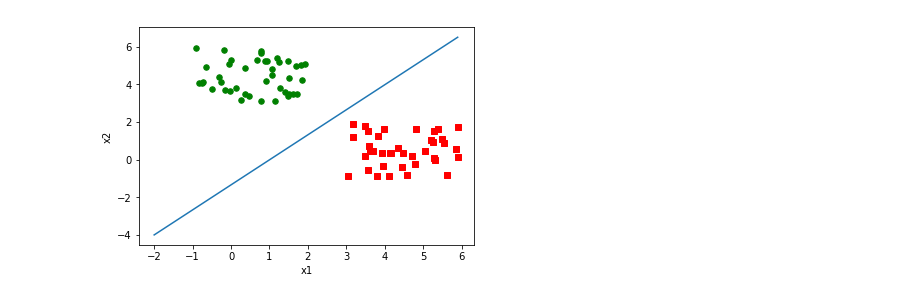
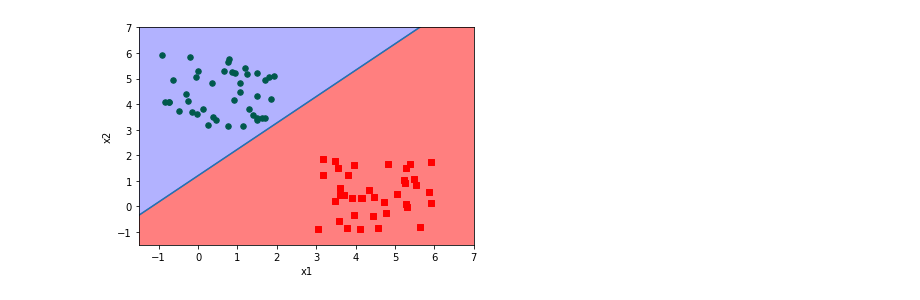
Before and after one commit to PriyamJPatel/cs686-2018-01, a Jupyter notebook: lab 2 notebook.ipynb, the cells around one changed output. Drawn from its saved outputs; the diff is of its cells as text; code cells hidden in the pictures.

```diff
--- a/lab 2 notebook.ipynb
+++ b/lab 2 notebook.ipynb
@@ -168,10 +171,14 @@ def plot_fit(fit_line, datamatrix, labelmatrix):
     ax.scatter(xcord2, ycord2, s=30, c='green')
 
     # Plot the best-fit line
-    x = np.arange(-2.0, 6.0, 0.1)
+    x = np.arange(-2.0, 7.5, 0.1)
     y = (-weights[0] - weights[1] * x) / weights[2]
     ax.plot(x, y)
 
+    plt.fill_between(x,y,y.min()-1,color='red',alpha=0.50)
+    plt.fill_between(x,y,y.max()+1,color='blue',alpha=0.30)
+    plt.xlim(-1.5,7)
+    plt.ylim(-1.5,7)
     plt.xlabel('x1')
     plt.ylabel('x2')
     plt.show()
@@ -233,31 +223,72 @@ class svm_basic:
         self.maxIter = 50
         self.ws = None
         self.b = None
+        self.listweights = []
 
     def fit(self, X, Y):
         self.b, alphas = smoPK(X, Y, 0.6, 0.001, 40)
         self.ws = calcWs(alphas, X, Y)
-        listweights = []
-        listweights.append(self.b.getA()[0])
-        listweights.append(self.ws[0][0])
-        listweights.append(self.ws[1][0])
-        listweights
-        plot_fit(listweights, X, Y)
+#         listweights = []
+        self.listweights.append(self.b.getA()[0])
+        self.listweights.append(self.ws[0][0])
+        self.listweights.append(self.ws[1][0])
+#         listweights
+        plot_fit(self.listweights, X, Y)
+        return self.listweights
 
     def predict(self, X):
-        datMat = mat(X)
-        hyp = datMat*mat(self.ws) + self.b
-        return np.asarray(hyp).reshape(-1)
-#         print('Accuracy:', accuracy_score(test_Y, hyp))
+        hypnew = []
+        dataMat = mat(X)
+        hyp = dataMat*mat(self.ws) + self.b
+        for i in range (len(X)):
+            if hyp[i] > 0:
+                hypnew.append(1)
+            else:
+                hypnew.append(-1)
+        return hypnew
+
+    def plot_withoutline(datamatrix, labelmatrix):
+        import matplotlib.pyplot as plt
+        import numpy as np
+
+        dataarray = np.asarray(datamatrix)
+        n = dataarray.shape[0]
+
+        # Keep track of the two classes in different arrays so they can be plotted later...
+        xcord1 = []
+        ycord1 = []
+        xcord2 = []
+        ycord2 = []
+        for i in range(n):
+            if int(labelmatrix[i]) == 1:
+                xcord1.append(dataarray[i, 0])
+                ycord1.append(dataarray[i, 1])
+            else:
+                xcord2.append(dataarray[i, 0])
+                ycord2.append(dataarray[i, 1])
+        fig = plt.figure()
+
+        # Plot the data as points with different colours
+        ax = fig.add_subplot(111)
+        ax.scatter(xcord1, ycord1, s=30, c='red', marker='s')
+        ax.scatter(xcord2, ycord2, s=30, c='green')
+
+        plt.xlim(-1.5,7)
+        plt.ylim(-1.5,7)
+        plt.xlabel('x1')
+        plt.ylabel('x2')
+        plt.show()
 
 X, Y = loadDataSet('linearly_separable.csv')
 
-# split = int(len(Y) * 0.8)
-# train_X = X[:split]
-# train_Y = Y[:split]
-# test_X = X[split:]
-# test_Y = Y[split:]
+split = int(len(Y) * 0.8)
+train_X = X[:split]
+train_Y = Y[:split]
+test_X = X[split:]
+test_Y = Y[split:]
 
 svm = svm_basic()
-svm.fit(train_X, train_Y)
+listweights = svm.fit(train_X, train_Y)
+
+plot_withoutline(train_X, train_Y)
 # %% [output]
@@ -281 +295 @@ iteration number: 3
-[figure, old version]
+[figure, new version]
```
Also changed, not shown: parts of 7 cells of this notebook, 2 other files.
